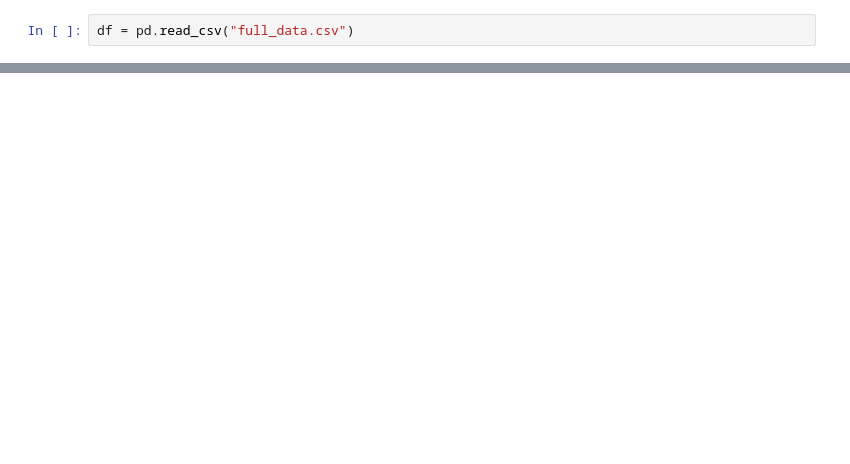
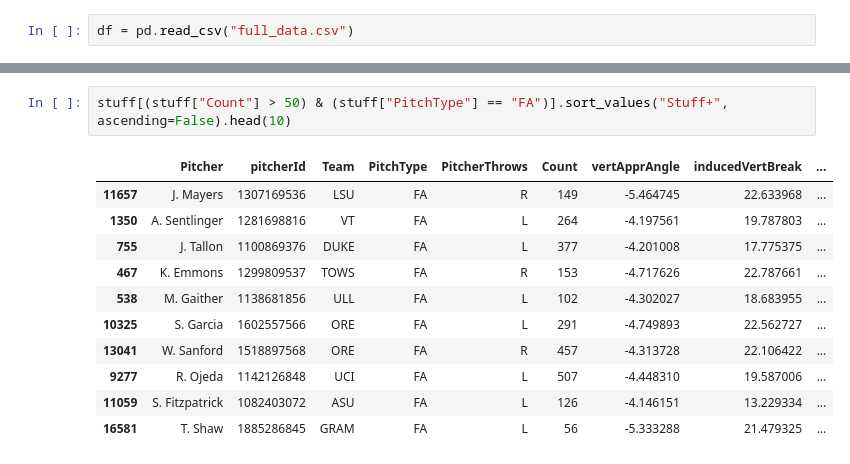
Before and after one commit to willfriel1028/uri_baseball, a Jupyter notebook: stuff+/stuff_plus.ipynb, the cells around one changed output, grey strips where cells are left out. Drawn from its saved outputs; the diff is of its cells as text; blank space fills up the shorter version.

```diff
--- a/stuff+/stuff_plus.ipynb
+++ b/stuff+/stuff_plus.ipynb
@@ -56,0 +130,14 @@ for pitch in pitches:
+# %%
+stuff[(stuff["Count"] > 50) & (stuff["PitchType"] == "FA")].sort_values("Stuff+", ascending=False).head(10)
+# %% [output]
+|  | Pitcher | pitcherId | Team | PitchType | PitcherThrows | Count | vertApprAngle | inducedVertBreak | ... |
+| 11657 | J. Mayers | 1307169536 | LSU | FA | R | 149 | -5.464745 | 22.633968 | ... |
+| 1350 | A. Sentlinger | 1281698816 | VT | FA | L | 264 | -4.197561 | 19.787803 | ... |
+| 755 | J. Tallon | 1100869376 | DUKE | FA | L | 377 | -4.201008 | 17.775375 | ... |
+| 467 | K. Emmons | 1299809537 | TOWS | FA | R | 153 | -4.717626 | 22.787661 | ... |
+| 538 | M. Gaither | 1138681856 | ULL | FA | L | 102 | -4.302027 | 18.683955 | ... |
+| 10325 | S. Garcia | 1602557566 | ORE | FA | L | 291 | -4.749893 | 22.562727 | ... |
+| 13041 | W. Sanford | 1518897568 | ORE | FA | R | 457 | -4.313728 | 22.106422 | ... |
+| 9277 | R. Ojeda | 1142126848 | UCI | FA | L | 507 | -4.448310 | 19.587006 | ... |
+| 11059 | S. Fitzpatrick | 1082403072 | ASU | FA | L | 126 | -4.146151 | 13.229334 | ... |
+| 16581 | T. Shaw | 1885286845 | GRAM | FA | L | 56 | -5.333288 | 21.479325 | ... |
```
Also changed, not shown: parts of 20 cells of this notebook, 16 other files.
